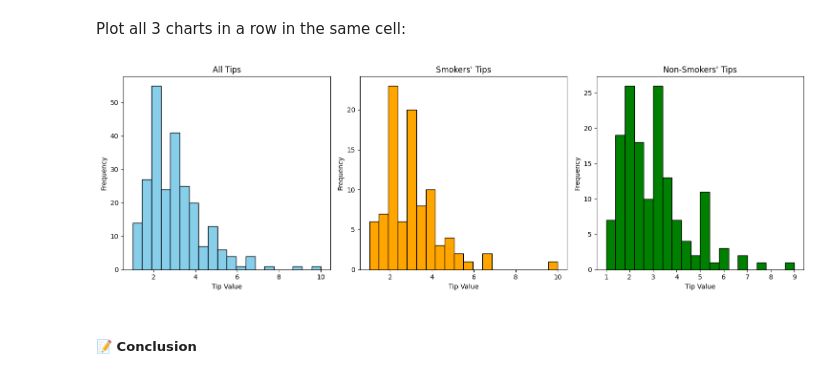
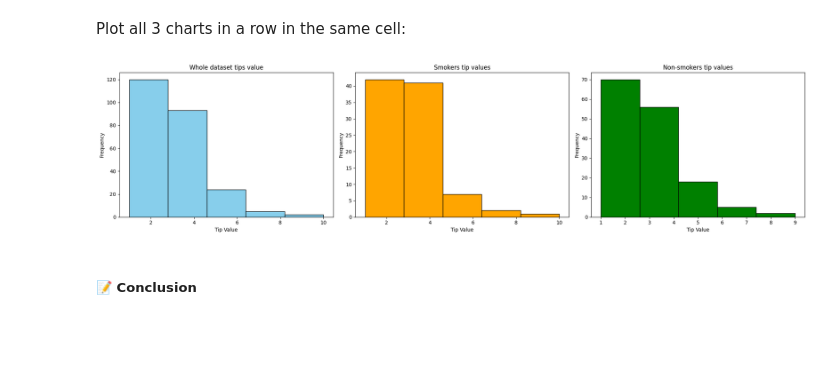
Before and after one commit to vylpt03/Restaurant_Tip_Analysis, a Jupyter notebook: Vy_[template]_Restaurant_tips_analysis.ipynb, the cells around one changed output. Drawn from its saved outputs; the diff is of its cells as text; code cells hidden in the pictures; blank space fills up the shorter version.

```diff
--- a/Vy_[template]_Restaurant_tips_analysis.ipynb
+++ b/Vy_[template]_Restaurant_tips_analysis.ipynb
@@ -414,31 +413,33 @@ plt.show()
 Plot all 3 charts in a row in the same cell:
 # %%
 # Create subplots: 1 row, 3 columns
-fig, axs = plt.subplots(1, 3, figsize=(15, 5))
+fig, axs = plt.subplots(1, 3, figsize=(20, 5))
 
 # Plot for all tips
-axs[0].hist(x, bins=20, color='skyblue', edgecolor='black')
-axs[0].set_title('All Tips')
+axs[0].hist(df.tip, bins=5, color='skyblue', edgecolor='black')
+axs[0].set_title('Whole dataset tips value')
 axs[0].set_xlabel('Tip Value')
 axs[0].set_ylabel('Frequency')
 
+
 # Plot for smokers
-axs[1].hist(y, bins=20, color='orange', edgecolor='black')
-axs[1].set_title('Smokers\' Tips')
+axs[1].hist(smokers_df['tip'], bins=5, color='orange', edgecolor='black')
+axs[1].set_title('Smokers tip values')
 axs[1].set_xlabel('Tip Value')
 axs[1].set_ylabel('Frequency')
 
 # Plot for non-smokers
-axs[2].hist(z, bins=20, color='green', edgecolor='black')
-axs[2].set_title('Non-Smokers\' Tips')
+axs[2].hist(non_smokers_df['tip'], bins=5, color='green', edgecolor='black')
+axs[2].set_title('Non-smokers tip values')
 axs[2].set_xlabel('Tip Value')
 axs[2].set_ylabel('Frequency')
+
 
 # Adjust layout
 plt.tight_layout()
 plt.show()
 # %% [output]
-[figure, old version]
+[figure, new version]
 # %% [markdown]
 ##### **📝 Conclusion**
 # %% [markdown]
```
Also changed, not shown: parts of 151 cells of this notebook.
